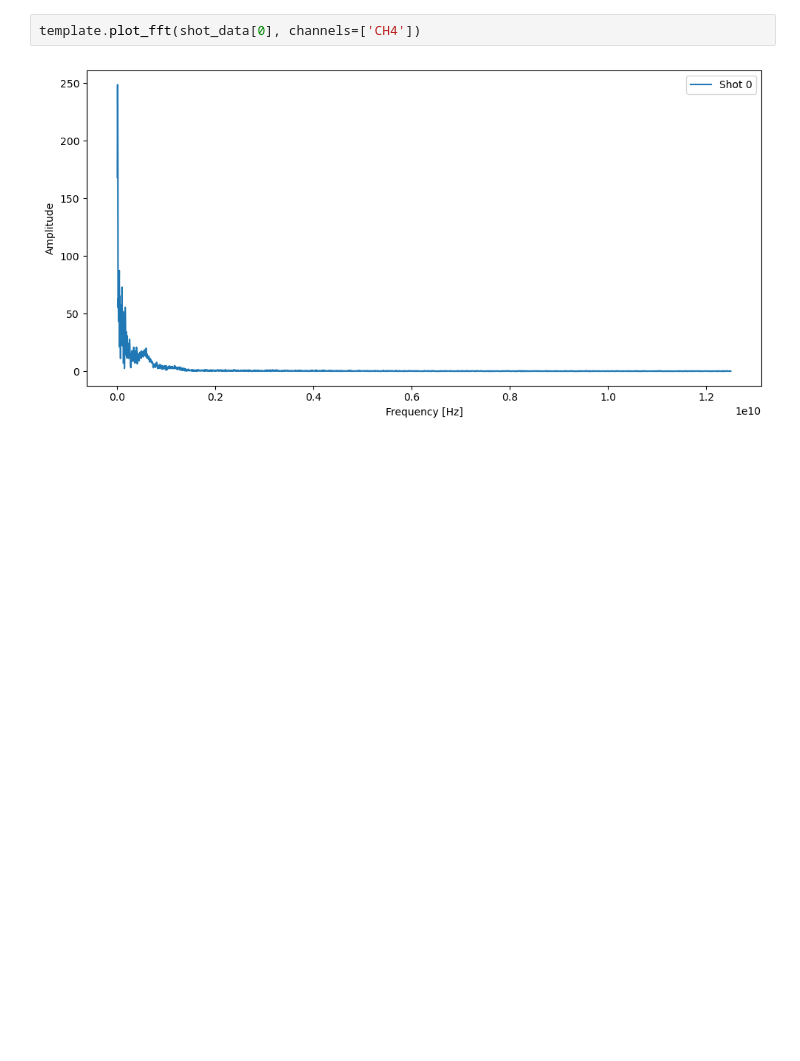
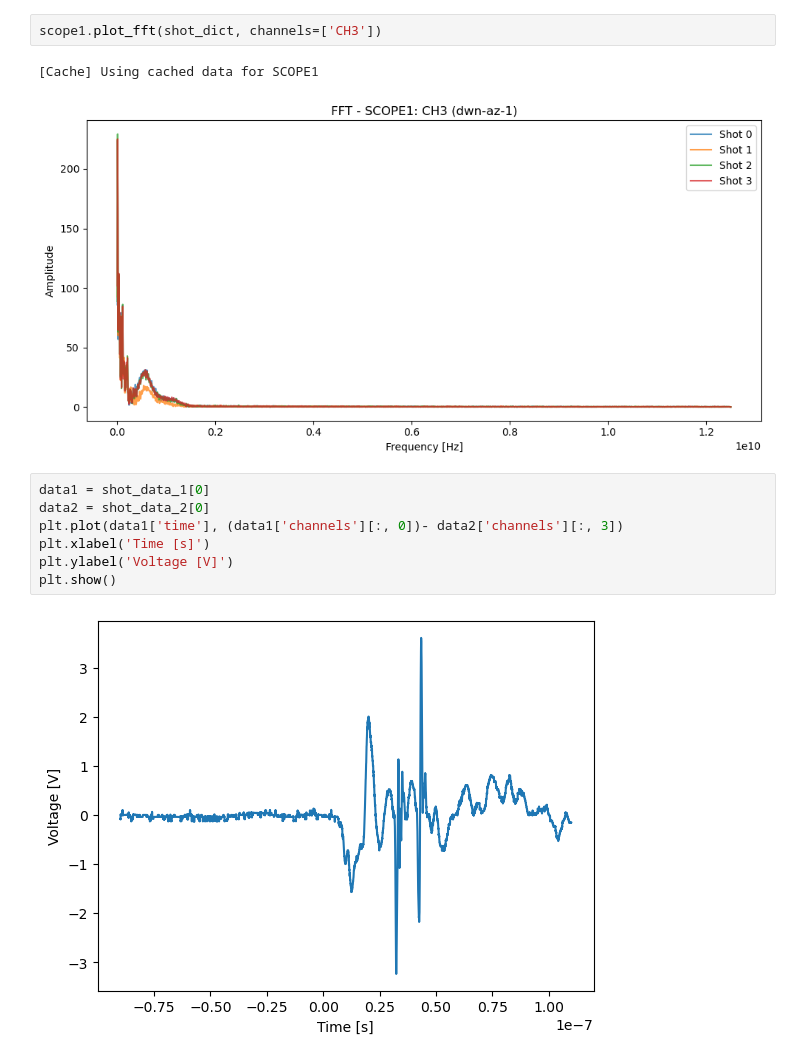
Before and after one commit to ELos385/Fireball_III_analysis, a Jupyter notebook: scripts/BDots/BDot_test.ipynb, the cells around one changed output. Drawn from its saved outputs; the diff is of its cells as text; blank space fills up the shorter version.

```diff
--- a/scripts/BDots/BDot_test.ipynb
+++ b/scripts/BDots/BDot_test.ipynb
@@ -76,4 +114,14 @@ template.plot_scope(shot_data, channels=['CH4'], average=True, show_error=True)
 # %%
-template.plot_fft(shot_data[0], channels=['CH4'])
+scope1.plot_fft(shot_dict, channels=['CH3'])
 # %% [output]
+[Cache] Using cached data for SCOPE1
-[figure, old version]
+[figure, new version]
+# %%
+data1 = shot_data_1[0]
+data2 = shot_data_2[0]
+plt.plot(data1['time'], (data1['channels'][:, 0])- data2['channels'][:, 3])
+plt.xlabel('Time [s]')
+plt.ylabel('Voltage [V]')
+plt.show()
+# %% [output]
+[figure, added]
```
Also changed, not shown: parts of 10 cells of this notebook, 2 other files.
